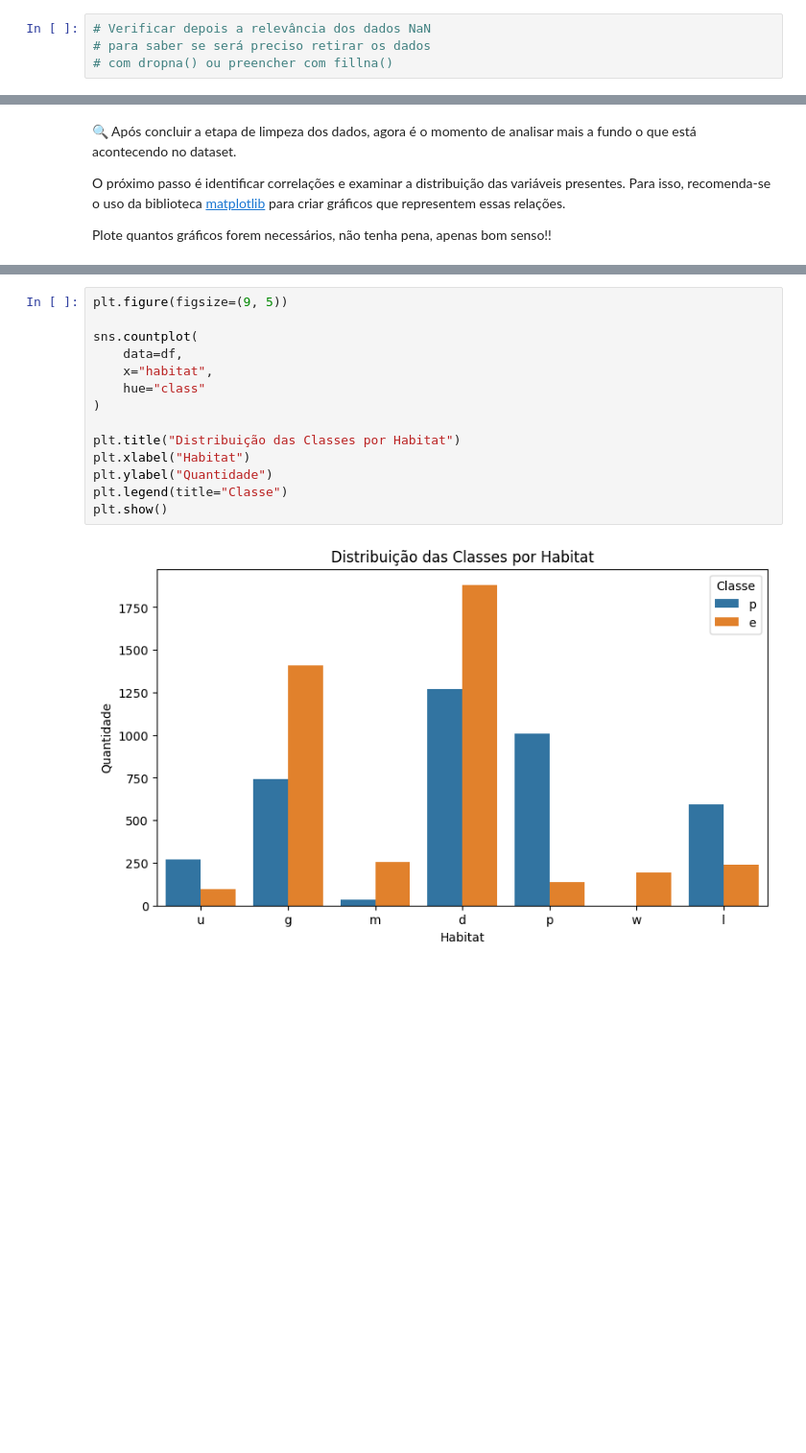
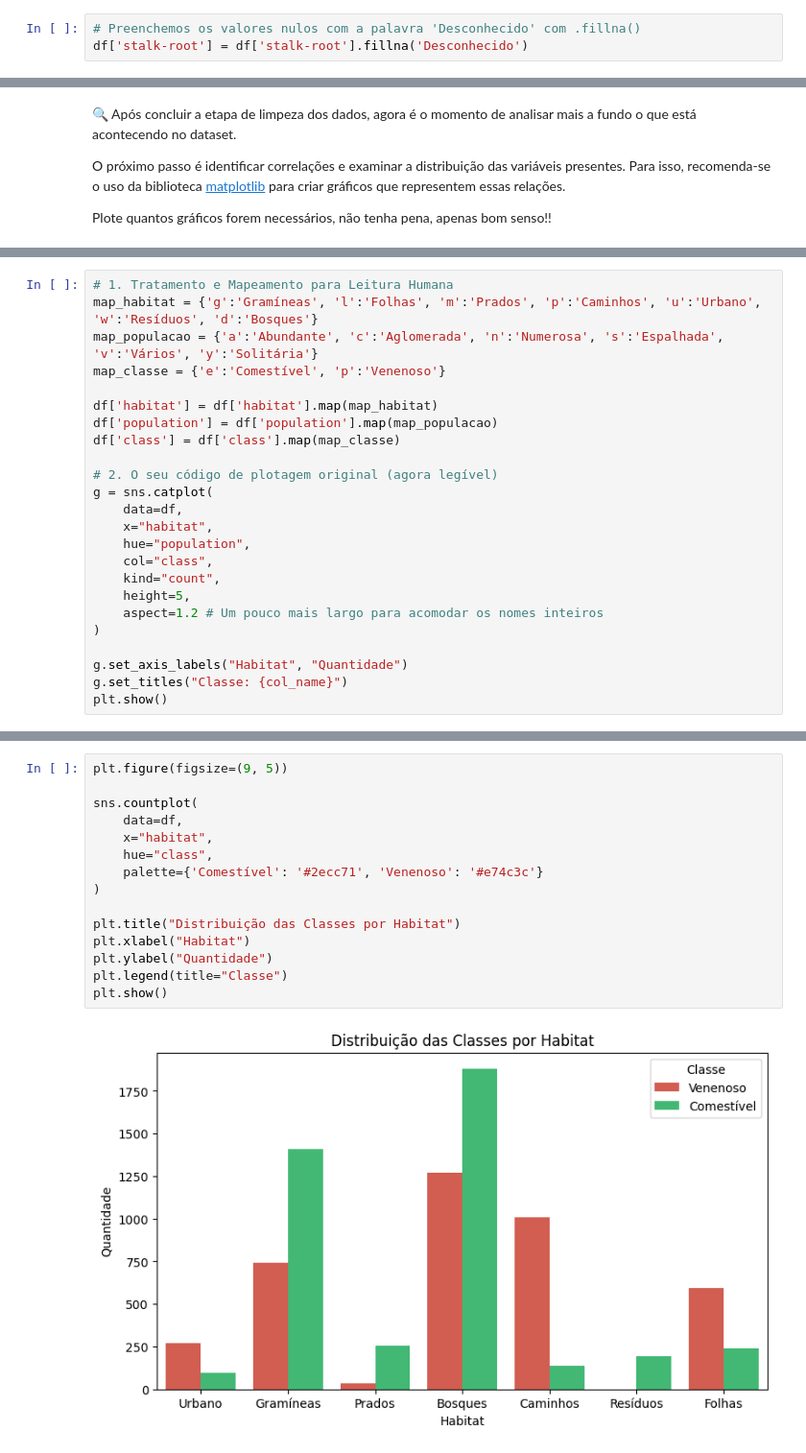
Before and after one commit to Walisson-Sales/Atividade-de-Analise-Exploratoria-de-Dados, a Jupyter notebook: notebook_EDA.ipynb, the cells around one changed output, grey strips where cells are left out. Shown at 96% size. Cells and saved outputs as stored; diff of their text form; blank space fills up the shorter version.

```diff
--- a/notebook_EDA.ipynb
+++ b/notebook_EDA.ipynb
@@ -527,4 +523,3 @@ Essas funções são essenciais para garantir que seu dataset esteja limpo e pro
 # %%
-# Verificar depois a relevância dos dados NaN
-# para saber se será preciso retirar os dados
-# com dropna() ou preencher com fillna()
+# Preenchemos os valores nulos com a palavra 'Desconhecido' com .fillna()
+df['stalk-root'] = df['stalk-root'].fillna('Desconhecido')
@@ -693,0 +710,24 @@ plt.show()
+# %%
+# 1. Tratamento e Mapeamento para Leitura Humana
+map_habitat = {'g':'Gramíneas', 'l':'Folhas', 'm':'Prados', 'p':'Caminhos', 'u':'Urbano', 'w':'Resíduos', 'd':'Bosques'}
+map_populacao = {'a':'Abundante', 'c':'Aglomerada', 'n':'Numerosa', 's':'Espalhada', 'v':'Vários', 'y':'Solitária'}
+map_classe = {'e':'Comestível', 'p':'Venenoso'}
+
+df['habitat'] = df['habitat'].map(map_habitat)
+df['population'] = df['population'].map(map_populacao)
+df['class'] = df['class'].map(map_classe)
+
+# 2. O seu código de plotagem original (agora legível)
+g = sns.catplot(
+    data=df,
+    x="habitat",
+    hue="population",
+    col="class",
+    kind="count",
+    height=5,
+    aspect=1.2 # Um pouco mais largo para acomodar os nomes inteiros
+)
+
+g.set_axis_labels("Habitat", "Quantidade")
+g.set_titles("Classe: {col_name}")
+plt.show()
@@ -696,16 +741,17 @@ plt.show()
 # %%
 plt.figure(figsize=(9, 5))
 
 sns.countplot(
     data=df,
     x="habitat",
-    hue="class"
+    hue="class",
+    palette={'Comestível': '#2ecc71', 'Venenoso': '#e74c3c'}
 )
 
 plt.title("Distribuição das Classes por Habitat")
 plt.xlabel("Habitat")
 plt.ylabel("Quantidade")
 plt.legend(title="Classe")
 plt.show()
 # %% [output]
-[figure, old version]
+[figure, new version]
```
Also changed, not shown: parts of 47 cells of this notebook.
